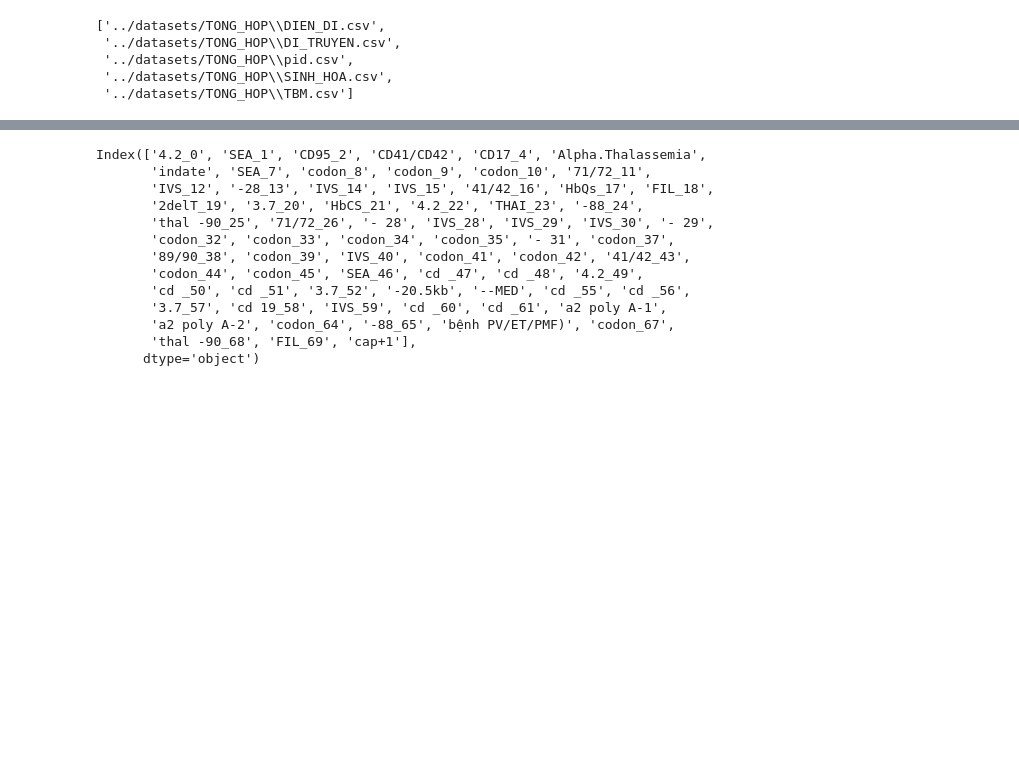
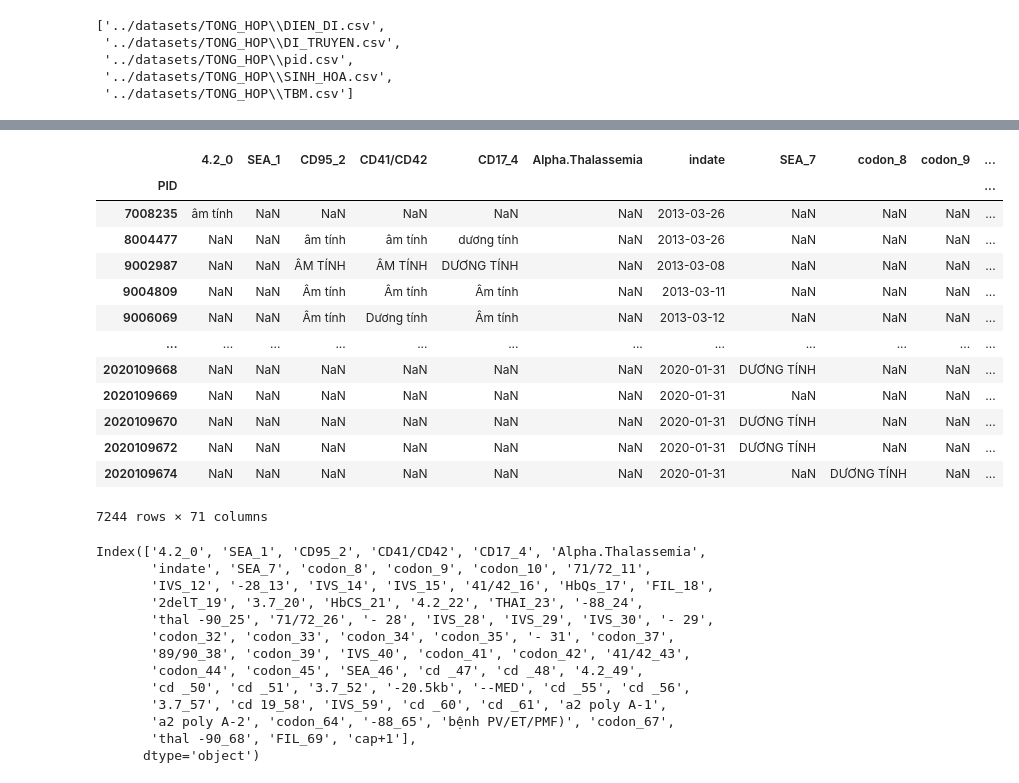
Before and after one commit to tupm2208/thalassemia, a Jupyter notebook: notebooks/TONG_HOP.ipynb, the cells around one changed output, grey strips where cells are left out. Cells and saved outputs as stored; diff of their text form; code cells hidden in the pictures; blank space fills up the shorter version.

```diff
--- a/notebooks/TONG_HOP.ipynb
+++ b/notebooks/TONG_HOP.ipynb
@@ -57,7 +60,20 @@ tong_hop_df
 # %%
-di_truyen_df = df_list[1]
-di_truyen_df.index = di_truyen_df.index.astype(int)
-di_truyen_df = di_truyen_df[~di_truyen_df.index.duplicated(keep='first')]
+di_truyen_df
+# %% [output]
+|  | 4.2_0 | SEA_1 | CD95_2 | CD41/CD42 | CD17_4 | Alpha.Thalassemia | indate | SEA_7 | codon_8 | codon_9 | ... |
+| PID |  |  |  |  |  |  |  |  |  |  | ... |
+| 7008235 | âm tính | NaN | NaN | NaN | NaN | NaN | ﻿2013-03-26 | NaN | NaN | NaN | ... |
+| 8004477 | NaN | NaN | âm tính | âm tính | dương tính | NaN | 2013-03-26 | NaN | NaN | NaN | ... |
+| 9002987 | NaN | NaN | ÂM TÍNH | ÂM TÍNH | DƯƠNG TÍNH | NaN | 2013-03-08 | NaN | NaN | NaN | ... |
+| 9004809 | NaN | NaN | Âm tính | Âm tính | Âm tính | NaN | 2013-03-11 | NaN | NaN | NaN | ... |
+| 9006069 | NaN | NaN | Âm tính | Dương tính | Âm tính | NaN | 2013-03-12 | NaN | NaN | NaN | ... |
+| ... | ... | ... | ... | ... | ... | ... | ... | ... | ... | ... | ... |
+| 2020109668 | NaN | NaN | NaN | NaN | NaN | NaN | 2020-01-31 | DƯƠNG TÍNH | NaN | NaN | ... |
+| 2020109669 | NaN | NaN | NaN | NaN | NaN | NaN | 2020-01-31 | NaN | NaN | NaN | ... |
+| 2020109670 | NaN | NaN | NaN | NaN | NaN | NaN | 2020-01-31 | DƯƠNG TÍNH | NaN | NaN | ... |
+| 2020109672 | NaN | NaN | NaN | NaN | NaN | NaN | 2020-01-31 | DƯƠNG TÍNH | NaN | NaN | ... |
+| 2020109674 | NaN | NaN | NaN | NaN | NaN | NaN | 2020-01-31 | NaN | DƯƠNG TÍNH | NaN | ... |
+7244 rows × 71 columns
 # %%
 from mapping import mp, alpha_names, beta_names, pattern
 
```
Also changed, not shown: parts of 11 cells of this notebook, 5 other files.
